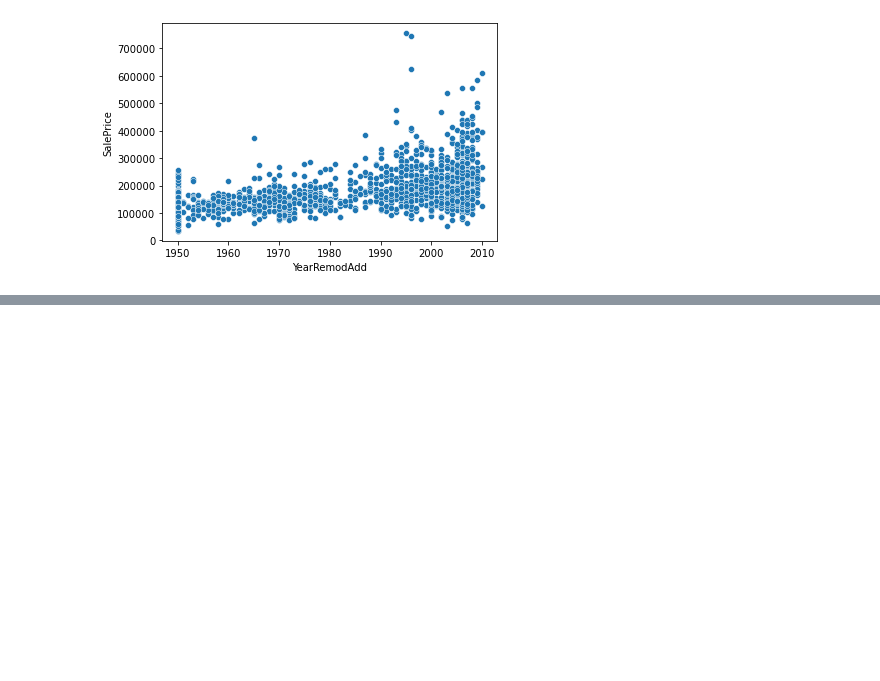
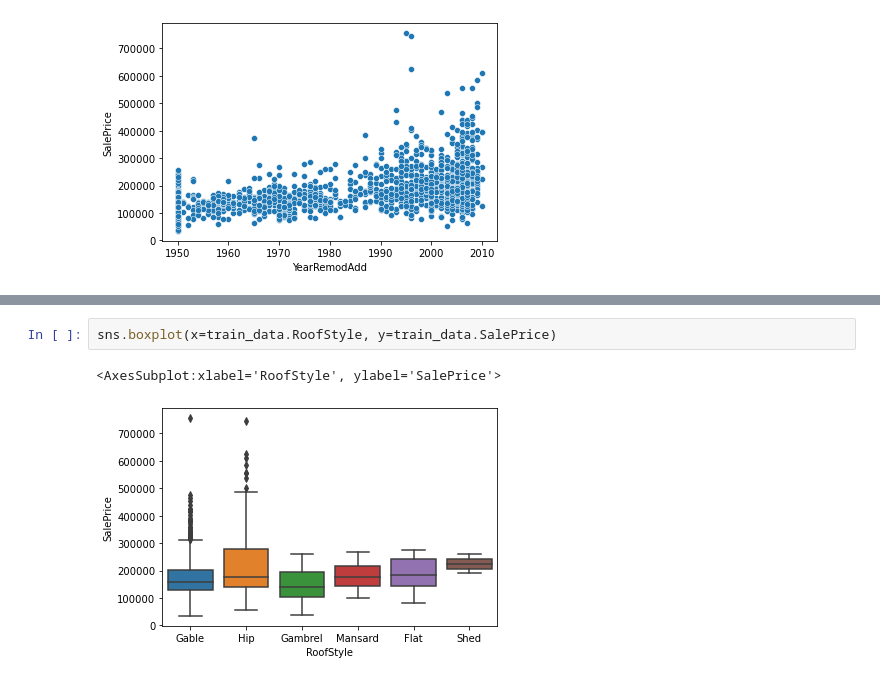
Before and after one commit to tionx3na/kaggle_competetions, a Jupyter notebook: house_prices/model.ipynb, the cells around one changed output, grey strips where cells are left out. Cells and saved outputs as stored; diff of their text form; blank space fills up the shorter version.

```diff
--- a/house_prices/model.ipynb
+++ b/house_prices/model.ipynb
@@ -401,0 +417,5 @@ ax = sns.scatterplot(x=train_data.YearRemodAdd, y=train_data.SalePrice)
+# %%
+sns.boxplot(x=train_data.RoofStyle, y=train_data.SalePrice)
+# %% [output]
+<AxesSubplot:xlabel='RoofStyle', ylabel='SalePrice'>
+[figure, added]
```
Also changed, not shown: parts of 6 cells of this notebook, 1 other file.
